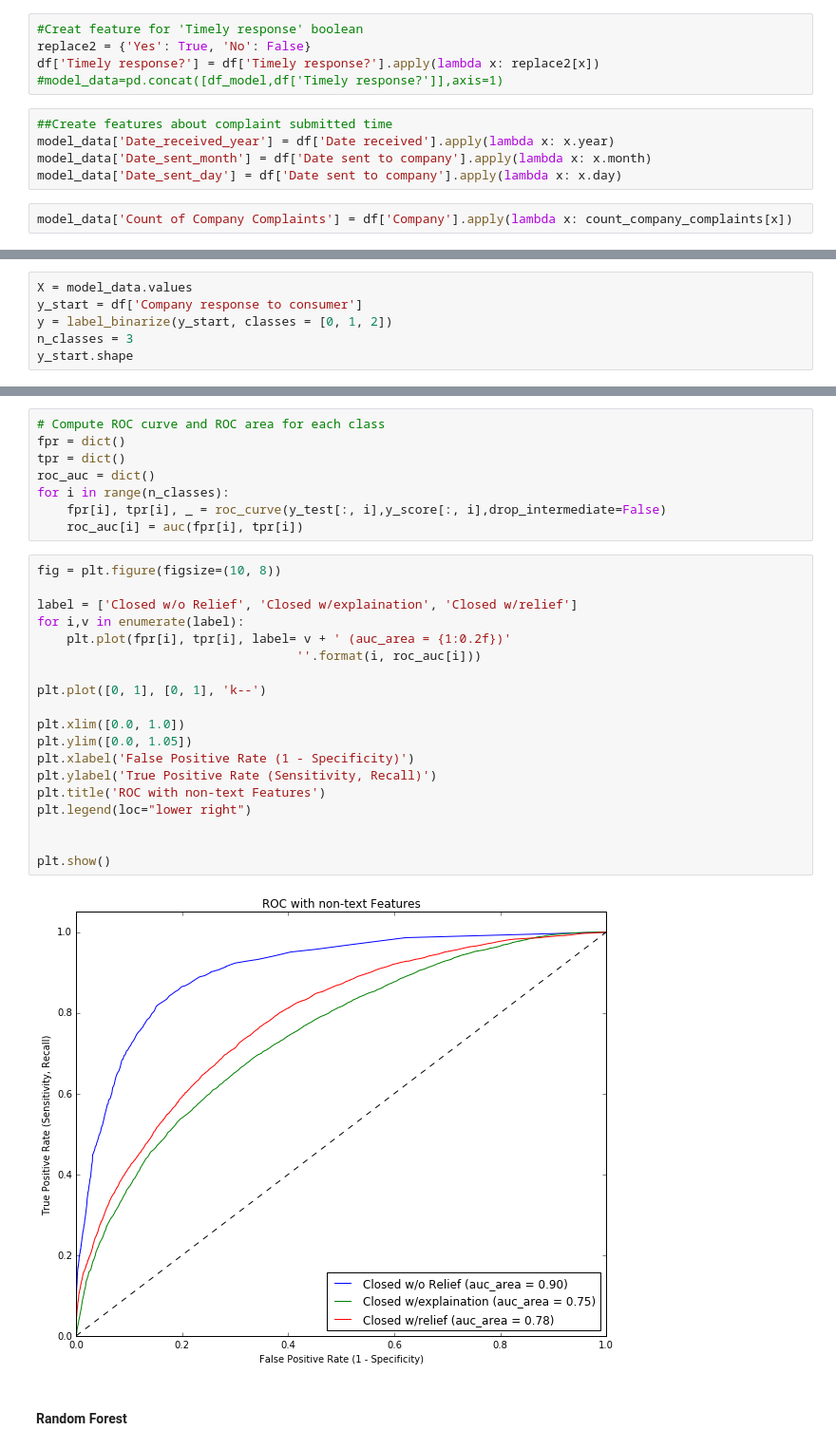
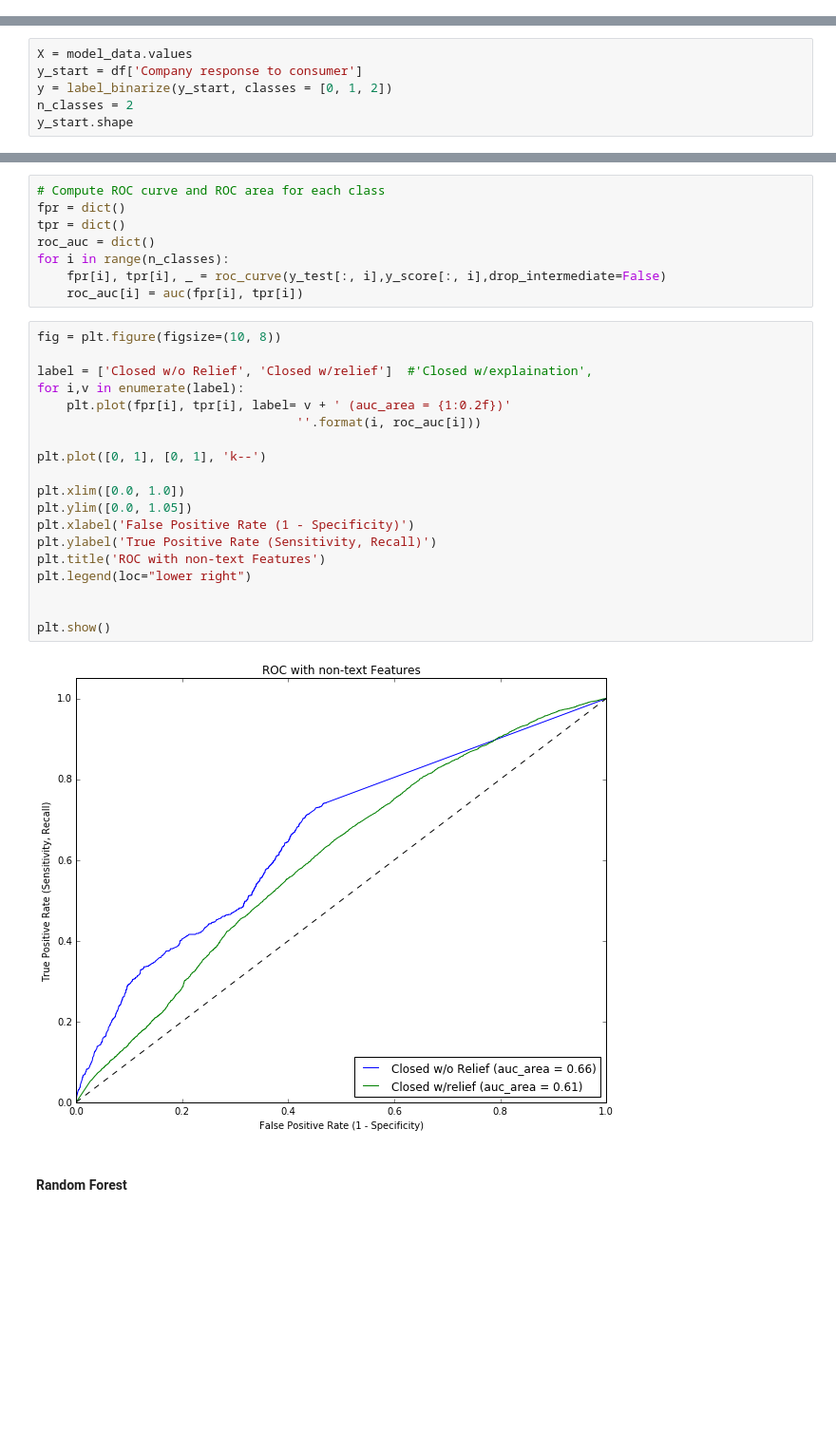
Before and after one commit to ChrisMichael11/Consumer_Complaint_Project, a Jupyter notebook: eda/EDA_Response_Prediction.ipynb, the cells around one changed output, grey strips where cells are left out. Shown at 95% size. Cells and saved outputs as stored; diff of their text form; blank space fills up the shorter version.

```diff
--- a/eda/EDA_Response_Prediction.ipynb
+++ b/eda/EDA_Response_Prediction.ipynb
@@ -449,15 +480,3 @@ replace1={'Consent provided':True, 'Consent not provided':False}
-# %%
-#Creat feature for 'Timely response' boolean
-replace2 = {'Yes': True, 'No': False}
-df['Timely response?'] = df['Timely response?'].apply(lambda x: replace2[x])
-#model_data=pd.concat([df_model,df['Timely response?']],axis=1)
-# %%
-##Create features about complaint submitted time
-model_data['Date_received_year'] = df['Date received'].apply(lambda x: x.year)
-model_data['Date_sent_month'] = df['Date sent to company'].apply(lambda x: x.month)
-model_data['Date_sent_day'] = df['Date sent to company'].apply(lambda x: x.day)
-# %%
-model_data['Count of Company Complaints'] = df['Company'].apply(lambda x: count_company_complaints[x])
 # %%
 model_data.head()
 # %% [output]
@@ -651,7 +672,7 @@ from sklearn.svm import SVC
 X = model_data.values
 y_start = df['Company response to consumer']
 y = label_binarize(y_start, classes = [0, 1, 2])
-n_classes = 3
+n_classes = 2
 y_start.shape
 # %% [output]
 (84466,)
@@ -693,24 +712,24 @@ for i in range(n_classes):
 # %%
 fig = plt.figure(figsize=(10, 8))
 
-label = ['Closed w/o Relief', 'Closed w/explaination', 'Closed w/relief']
+label = ['Closed w/o Relief', 'Closed w/relief']  #'Closed w/explaination',
 for i,v in enumerate(label):
     plt.plot(fpr[i], tpr[i], label= v + ' (auc_area = {1:0.2f})'
                                    ''.format(i, roc_auc[i]))
 
 plt.plot([0, 1], [0, 1], 'k--')
 
 plt.xlim([0.0, 1.0])
 plt.ylim([0.0, 1.05])
 plt.xlabel('False Positive Rate (1 - Specificity)')
 plt.ylabel('True Positive Rate (Sensitivity, Recall)')
 plt.title('ROC with non-text Features')
 plt.legend(loc="lower right")
 
 
 plt.show()
 # %% [output]
-[figure, old version]
+[figure, new version]
 # %% [markdown]
 #### Random Forest
 # %%
```
Also changed, not shown: parts of 38 cells of this notebook.
